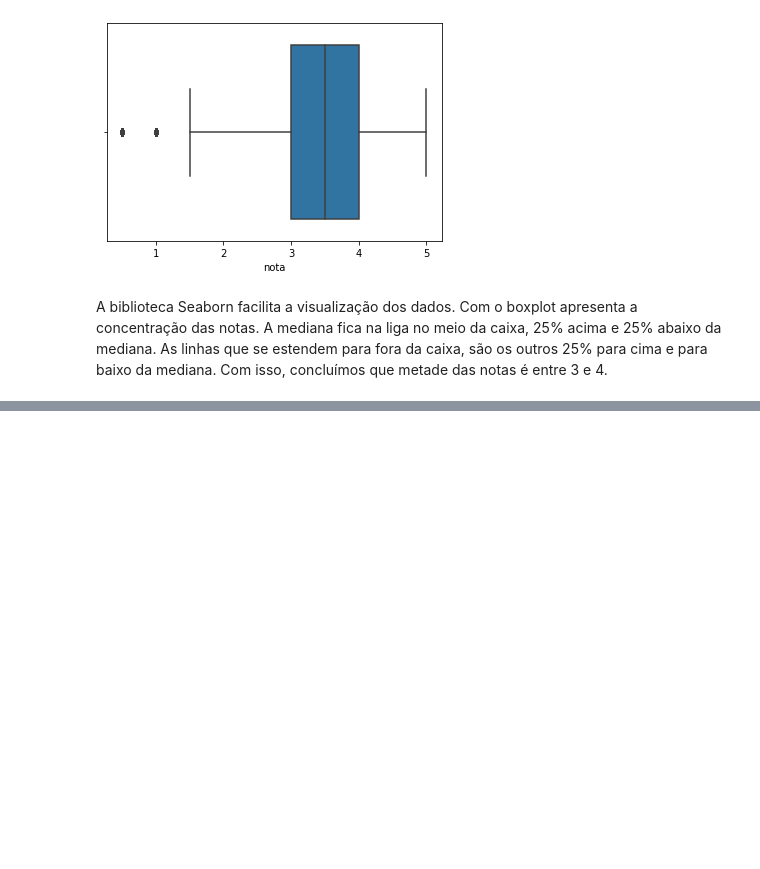
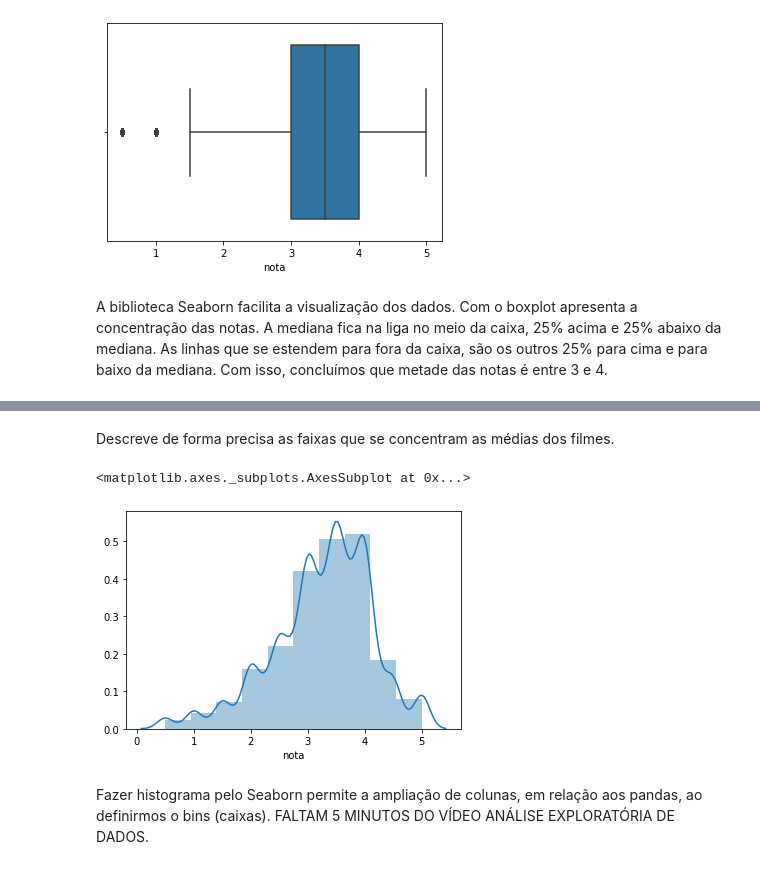
Before and after one commit to KerliS9/Cientista-de-dados, a Jupyter notebook: Introdução_à_Data_Science.ipynb, the cells around one changed output, grey strips where cells are left out. Drawn from its saved outputs; the diff is of its cells as text; code cells hidden in the pictures; blank space fills up the shorter version.

```diff
--- a/Introdução_à_Data_Science.ipynb
+++ b/Introdução_à_Data_Science.ipynb
@@ -109,0 +233,10 @@ Com isso, concluímos que metade das notas é entre 3 e 4.
+# %% [markdown]
+Descreve de forma precisa as faixas que se concentram as médias dos filmes.
+# %%
+sns.distplot(medias_por_filme, bins=10)
+# %% [output]
+<matplotlib.axes._subplots.AxesSubplot at 0x...>
+[figure, added]
+# %% [markdown]
+Fazer histograma pelo Seaborn permite a ampliação de colunas, em relação aos pandas, ao definirmos o bins (caixas).
+FALTAM 5 MINUTOS DO VÍDEO ANÁLISE EXPLORATÓRIA DE DADOS.
```
Also changed, not shown: parts of 24 cells of this notebook.
